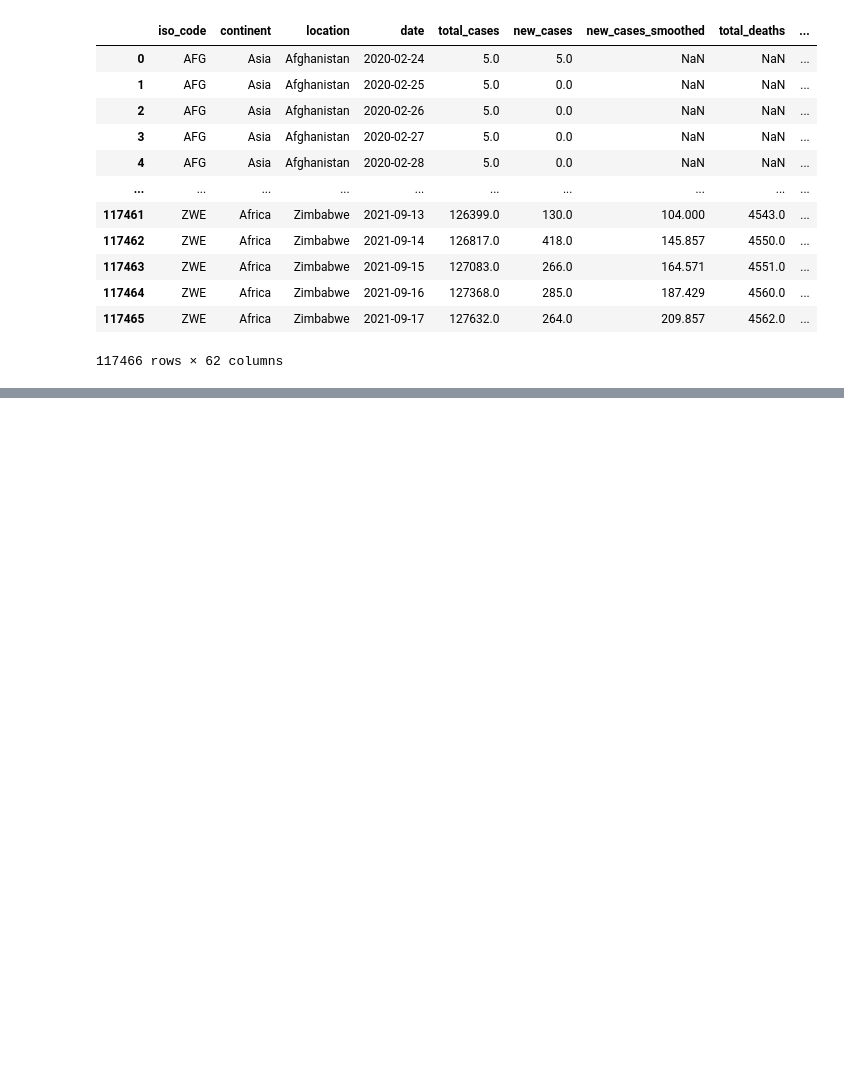
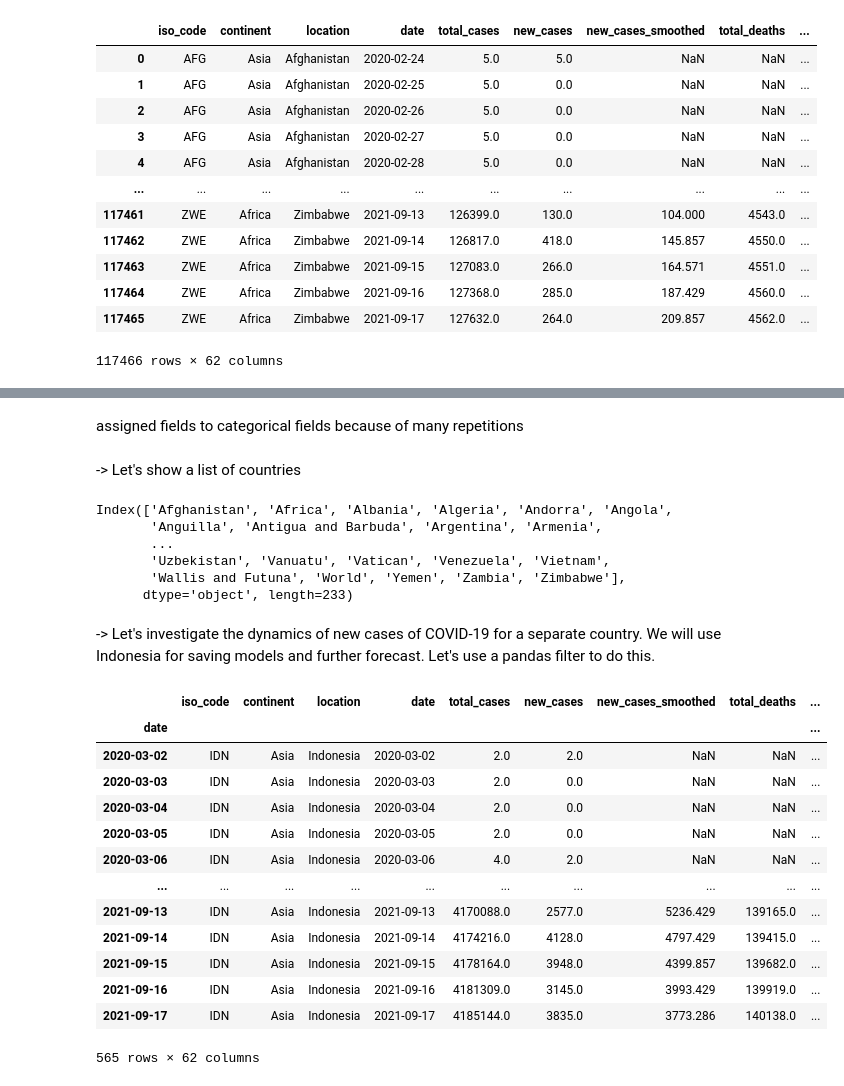
Before and after one commit to ELVAN13091999/my-first-binder, a Jupyter notebook: Data_Science_In_Health_Care_Using_Neural_Networks.ipynb, the cells around one changed output, grey strips where cells are left out. Saved outputs shown, nothing was run; the diff lists cells and outputs as text; code cells hidden in the pictures; blank space fills up the shorter version.

```diff
--- a/Data_Science_In_Health_Care_Using_Neural_Networks.ipynb
+++ b/Data_Science_In_Health_Care_Using_Neural_Networks.ipynb
@@ -31,0 +102,35 @@ covid_word
+# %% [markdown]
+assigned fields to categorical fields because of many repetitions
+# %% [markdown]
+-> Let's show a list of countries
+# %%
+covid_word['location'].cat.categories
+# %% [output]
+Index(['Afghanistan', 'Africa', 'Albania', 'Algeria', 'Andorra', 'Angola',
+       'Anguilla', 'Antigua and Barbuda', 'Argentina', 'Armenia',
+       ...
+       'Uzbekistan', 'Vanuatu', 'Vatican', 'Venezuela', 'Vietnam',
+       'Wallis and Futuna', 'World', 'Yemen', 'Zambia', 'Zimbabwe'],
+      dtype='object', length=233)
+# %% [markdown]
+-> Let's investigate the dynamics of new cases of COVID-19 for a separate country. We will use Indonesia for saving models and further forecast. Let's use a pandas filter to do this.
+# %%
+covid_word.index = covid_word['date']
+
+c_covid = covid_word[covid_word['location'] == "Indonesia"]
+c_covid
+# %% [output]
+|  | iso_code | continent | location | date | total_cases | new_cases | new_cases_smoothed | total_deaths | ... |
+| date |  |  |  |  |  |  |  |  | ... |
+| 2020-03-02 | IDN | Asia | Indonesia | 2020-03-02 | 2.0 | 2.0 | NaN | NaN | ... |
+| 2020-03-03 | IDN | Asia | Indonesia | 2020-03-03 | 2.0 | 0.0 | NaN | NaN | ... |
+| 2020-03-04 | IDN | Asia | Indonesia | 2020-03-04 | 2.0 | 0.0 | NaN | NaN | ... |
+| 2020-03-05 | IDN | Asia | Indonesia | 2020-03-05 | 2.0 | 0.0 | NaN | NaN | ... |
+| 2020-03-06 | IDN | Asia | Indonesia | 2020-03-06 | 4.0 | 2.0 | NaN | NaN | ... |
+| ... | ... | ... | ... | ... | ... | ... | ... | ... | ... |
+| 2021-09-13 | IDN | Asia | Indonesia | 2021-09-13 | 4170088.0 | 2577.0 | 5236.429 | 139165.0 | ... |
+| 2021-09-14 | IDN | Asia | Indonesia | 2021-09-14 | 4174216.0 | 4128.0 | 4797.429 | 139415.0 | ... |
+| 2021-09-15 | IDN | Asia | Indonesia | 2021-09-15 | 4178164.0 | 3948.0 | 4399.857 | 139682.0 | ... |
+| 2021-09-16 | IDN | Asia | Indonesia | 2021-09-16 | 4181309.0 | 3145.0 | 3993.429 | 139919.0 | ... |
+| 2021-09-17 | IDN | Asia | Indonesia | 2021-09-17 | 4185144.0 | 3835.0 | 3773.286 | 140138.0 | ... |
+565 rows × 62 columns
```
Also changed, not shown: parts of 74 cells of this notebook.
